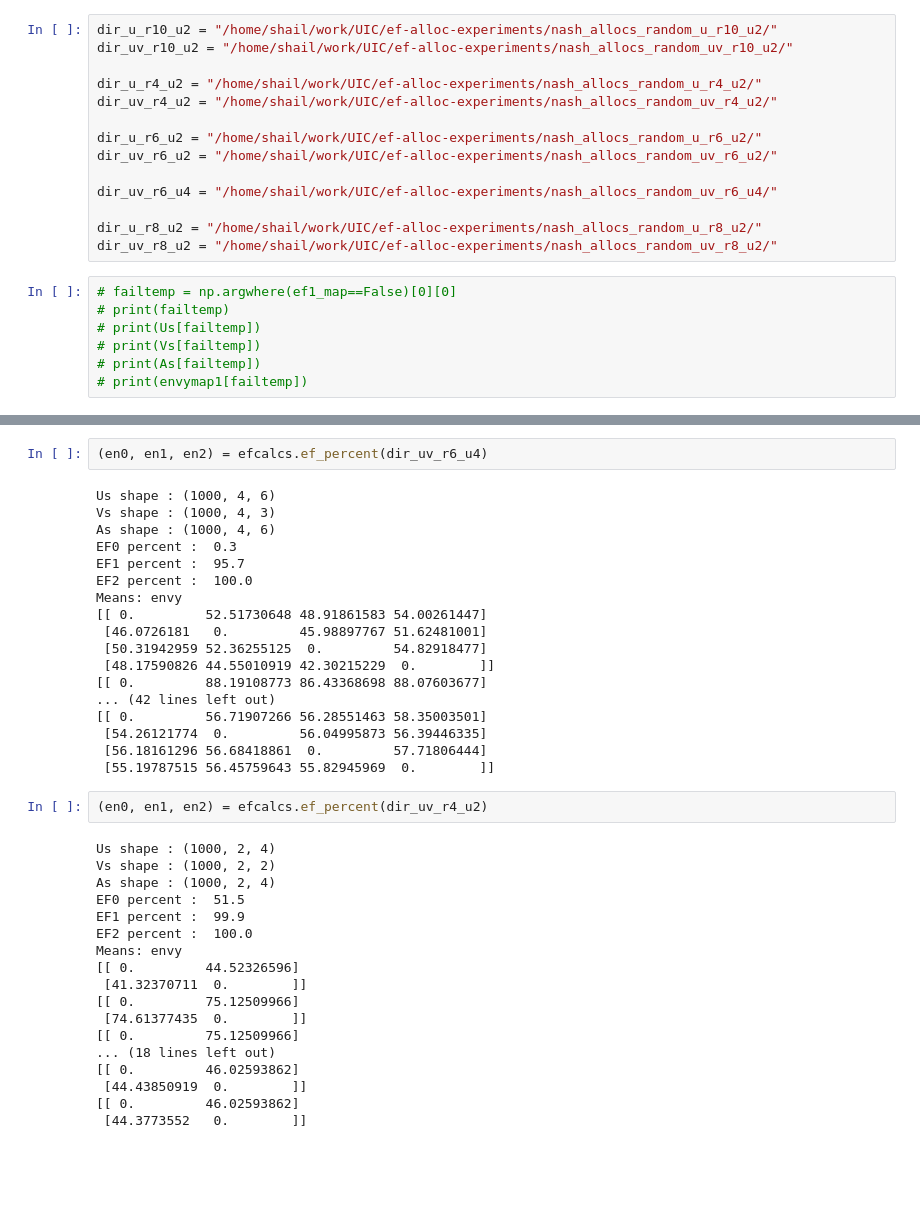
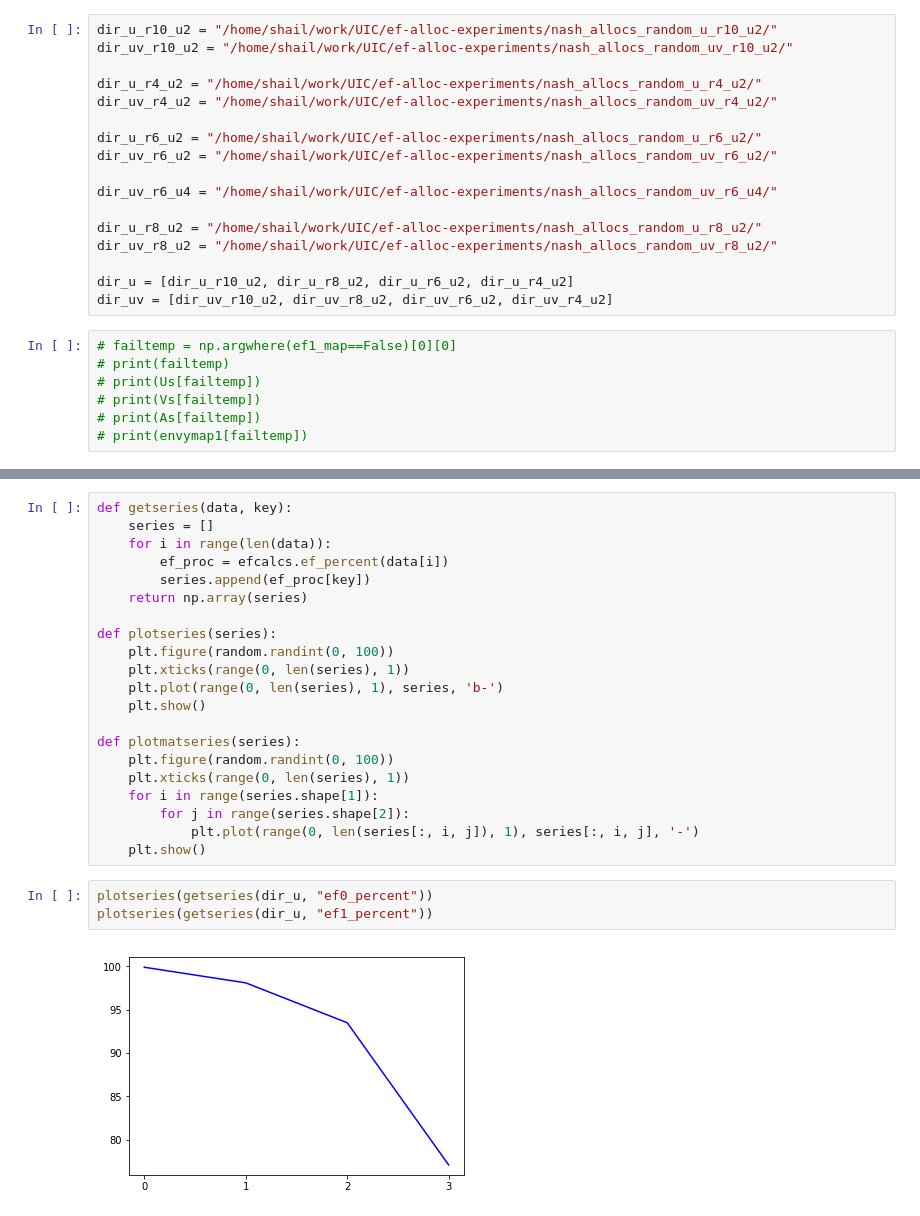
Before and after one commit to shailr/ef-alloc-experiments, a Jupyter notebook: EF_analysis.ipynb, the cells around one changed output, grey strips where cells are left out. Drawn from its saved outputs; the diff is of its cells as text; blank space fills up the shorter version.

```diff
--- a/EF_analysis.ipynb
+++ b/EF_analysis.ipynb
@@ -27,6 +28,9 @@ dir_uv_r6_u4 = "/home/shail/work/UIC/ef-alloc-experiments/nash_allocs_random_uv_
 
 dir_u_r8_u2 = "/home/shail/work/UIC/ef-alloc-experiments/nash_allocs_random_u_r8_u2/"
 dir_uv_r8_u2 = "/home/shail/work/UIC/ef-alloc-experiments/nash_allocs_random_uv_r8_u2/"
+
+dir_u = [dir_u_r10_u2, dir_u_r8_u2, dir_u_r6_u2, dir_u_r4_u2]
+dir_uv = [dir_uv_r10_u2, dir_uv_r8_u2, dir_uv_r6_u2, dir_uv_r4_u2]
 # %%
 # failtemp = np.argwhere(ef1_map==False)[0][0]
 # print(failtemp)
@@ -177,40 +41,26 @@ Means: envy
-# %%
-(en0, en1, en2) = efcalcs.ef_percent(dir_uv_r6_u4)
-# %% [output]
-Us shape : (1000, 4, 6)
-Vs shape : (1000, 4, 3)
-As shape : (1000, 4, 6)
-EF0 percent :  0.3
-EF1 percent :  95.7
-EF2 percent :  100.0
-Means: envy
-[[ 0.         52.51730648 48.91861583 54.00261447]
- [46.0726181   0.         45.98897767 51.62481001]
- [50.31942959 52.36255125  0.         54.82918477]
- [48.17590826 44.55010919 42.30215229  0.        ]]
-[[ 0.         88.19108773 86.43368698 88.07603677]
-... (42 lines left out)
-[[ 0.         56.71907266 56.28551463 58.35003501]
- [54.26121774  0.         56.04995873 56.39446335]
- [56.18161296 56.68418861  0.         57.71806444]
- [55.19787515 56.45759643 55.82945969  0.        ]]
-# %%
-(en0, en1, en2) = efcalcs.ef_percent(dir_uv_r4_u2)
-# %% [output]
-Us shape : (1000, 2, 4)
-Vs shape : (1000, 2, 2)
-As shape : (1000, 2, 4)
-EF0 percent :  51.5
-EF1 percent :  99.9
-EF2 percent :  100.0
-Means: envy
-[[ 0.         44.52326596]
- [41.32370711  0.        ]]
-[[ 0.         75.12509966]
- [74.61377435  0.        ]]
-[[ 0.         75.12509966]
-... (18 lines left out)
-[[ 0.         46.02593862]
- [44.43850919  0.        ]]
-[[ 0.         46.02593862]
- [44.3773552   0.        ]]
+# %%
+def getseries(data, key):
+    series = []
+    for i in range(len(data)):
+        ef_proc = efcalcs.ef_percent(data[i])
+        series.append(ef_proc[key])
+    return np.array(series)
+
+def plotseries(series):
+    plt.figure(random.randint(0, 100))
+    plt.xticks(range(0, len(series), 1))
+    plt.plot(range(0, len(series), 1), series, 'b-')
+    plt.show()
+
+def plotmatseries(series):
+    plt.figure(random.randint(0, 100))
+    plt.xticks(range(0, len(series), 1))
+    for i in range(series.shape[1]):
+        for j in range(series.shape[2]):
+            plt.plot(range(0, len(series[:, i, j]), 1), series[:, i, j], '-')
+    plt.show()
+# %%
+plotseries(getseries(dir_u, "ef0_percent"))
+plotseries(getseries(dir_u, "ef1_percent"))
+# %% [output]
+[figure, added]
```
Also changed, not shown: parts of 19 cells of this notebook, 2 other files.
